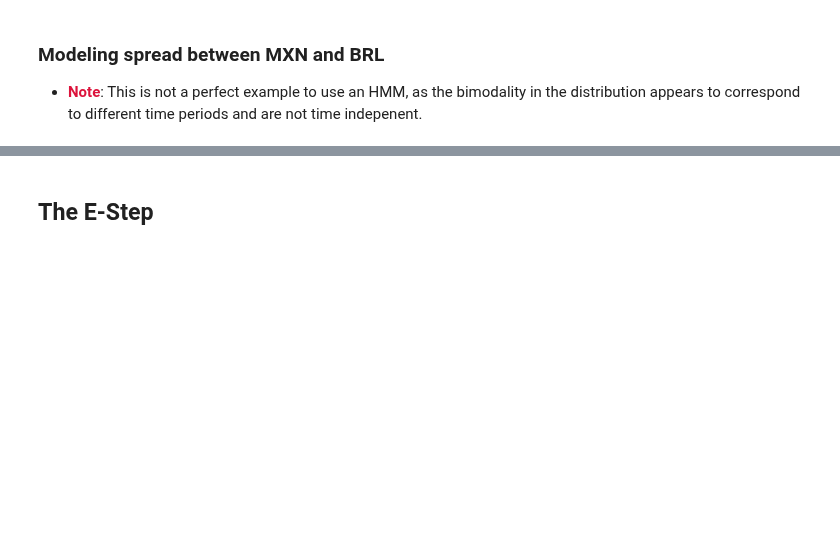
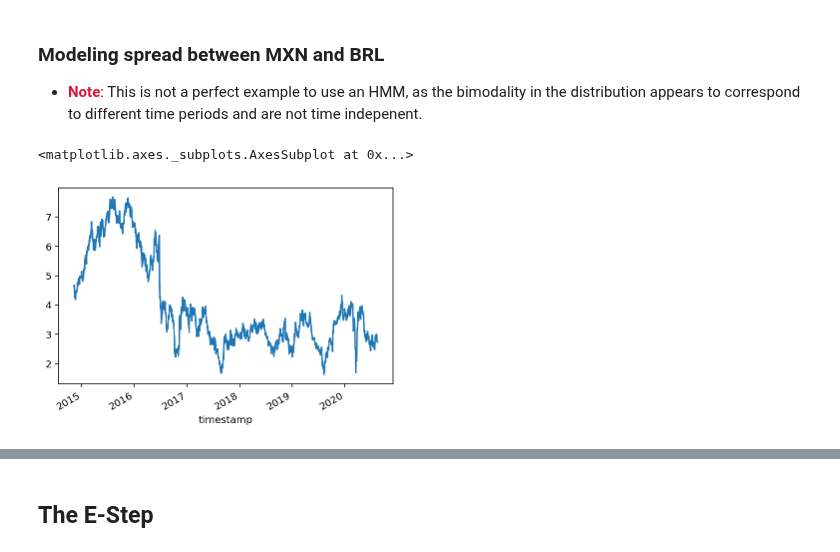
Before and after one commit to gerdm/prml, a Jupyter notebook: chapter13/em-hidden-markov-model.ipynb, the cells around one changed output, grey strips where cells are left out. Drawn from its saved outputs; the diff is of its cells as text; code cells hidden in the pictures; blank space fills up the shorter version.

```diff
--- a/chapter13/em-hidden-markov-model.ipynb
+++ b/chapter13/em-hidden-markov-model.ipynb
@@ -136 +138,6 @@ df = (df_brl - df_mxn).dropna()
+# %%
+df["close"].plot()
+# %% [output]
+<matplotlib.axes._subplots.AxesSubplot at 0x...>
+[figure, added]
 # %%
```
Also changed, not shown: parts of 46 cells of this notebook.
